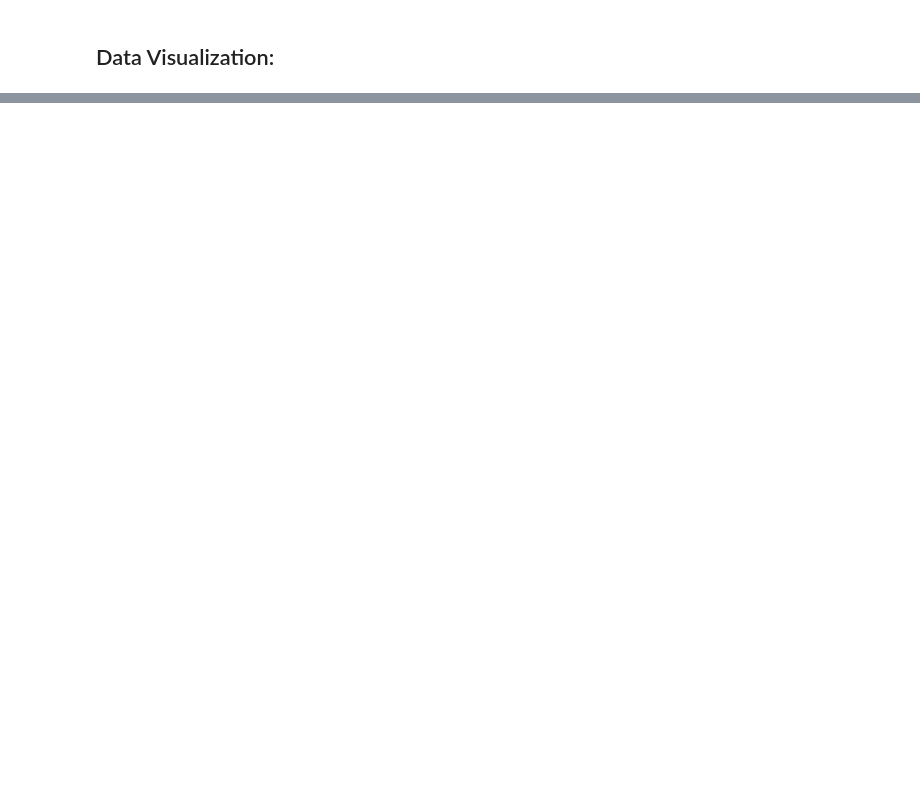
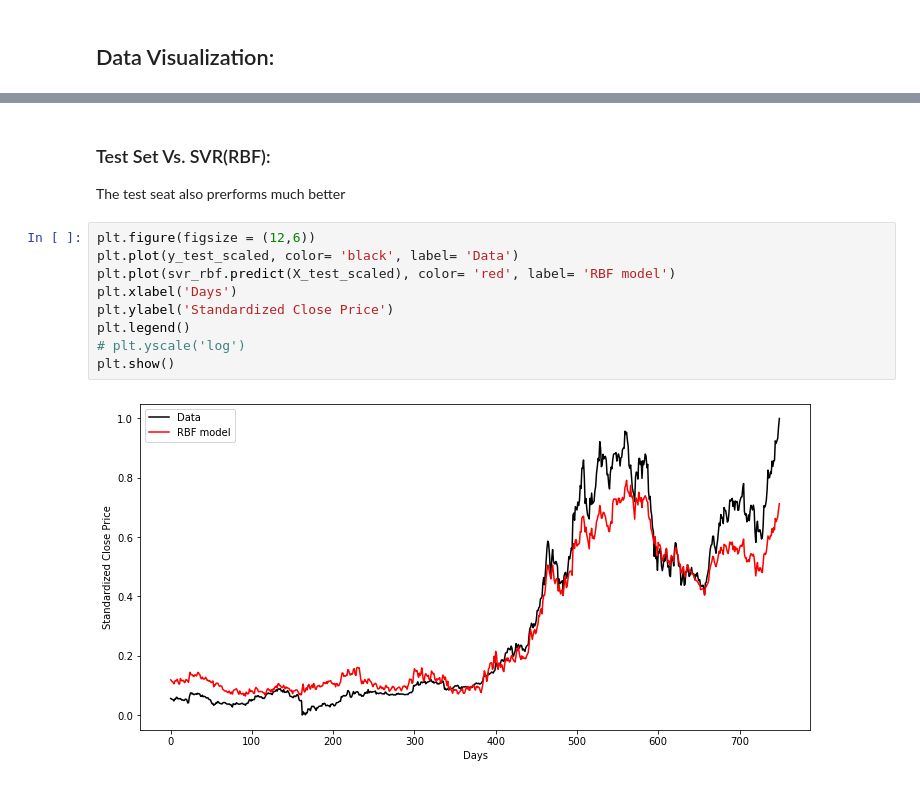
Before and after one commit to pipesupertramp/Bitcoin-Price-Prediction-Support-Vector-Regression-vs.-LSTM, a Jupyter notebook: BTC_Price_Prediction.ipynb, the cells around one changed output, grey strips where cells are left out. Drawn from its saved outputs; the diff is of its cells as text; blank space fills up the shorter version.

```diff
--- a/BTC_Price_Prediction.ipynb
+++ b/BTC_Price_Prediction.ipynb
@@ -388,0 +438,14 @@ plt.show()
+# %% [markdown]
+### Test Set Vs. SVR(RBF):
+The test seat also prerforms much better
+# %%
+plt.figure(figsize = (12,6))
+plt.plot(y_test_scaled, color= 'black', label= 'Data')
+plt.plot(svr_rbf.predict(X_test_scaled), color= 'red', label= 'RBF model')
+plt.xlabel('Days')
+plt.ylabel('Standardized Close Price')
+plt.legend()
+# plt.yscale('log')
+plt.show()
+# %% [output]
+[figure, added]
```
Also changed, not shown: parts of 43 cells of this notebook.
